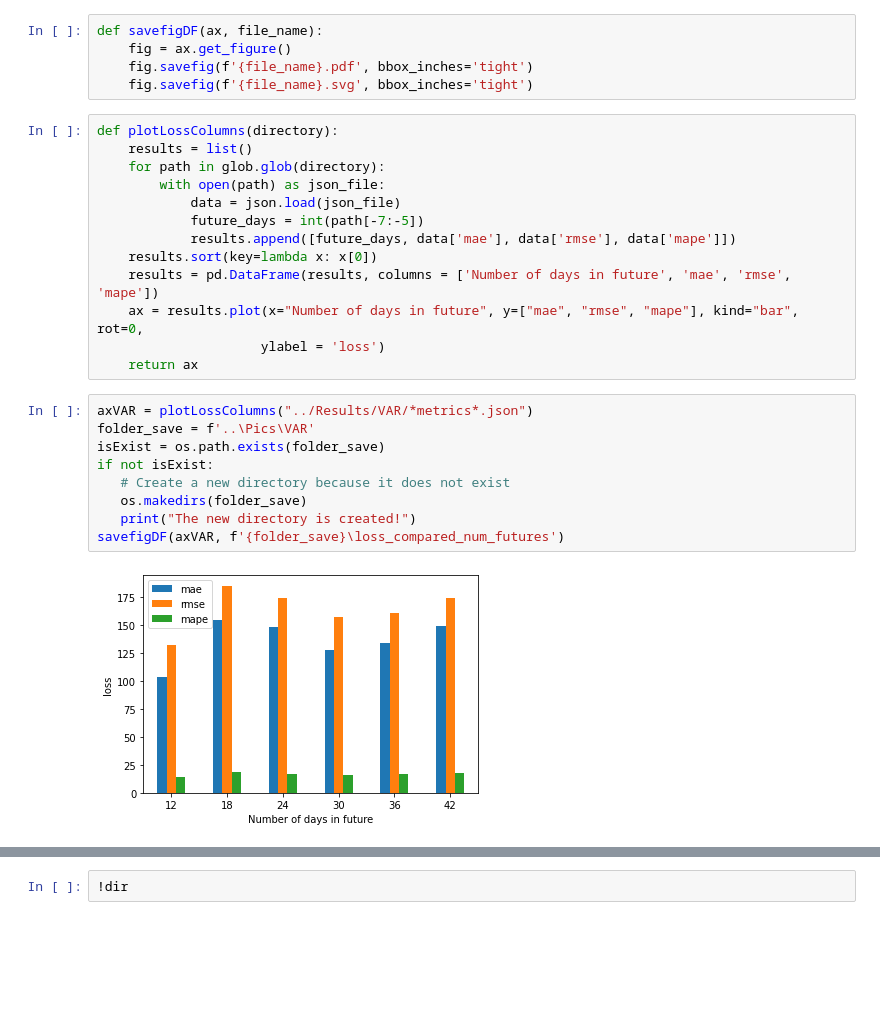
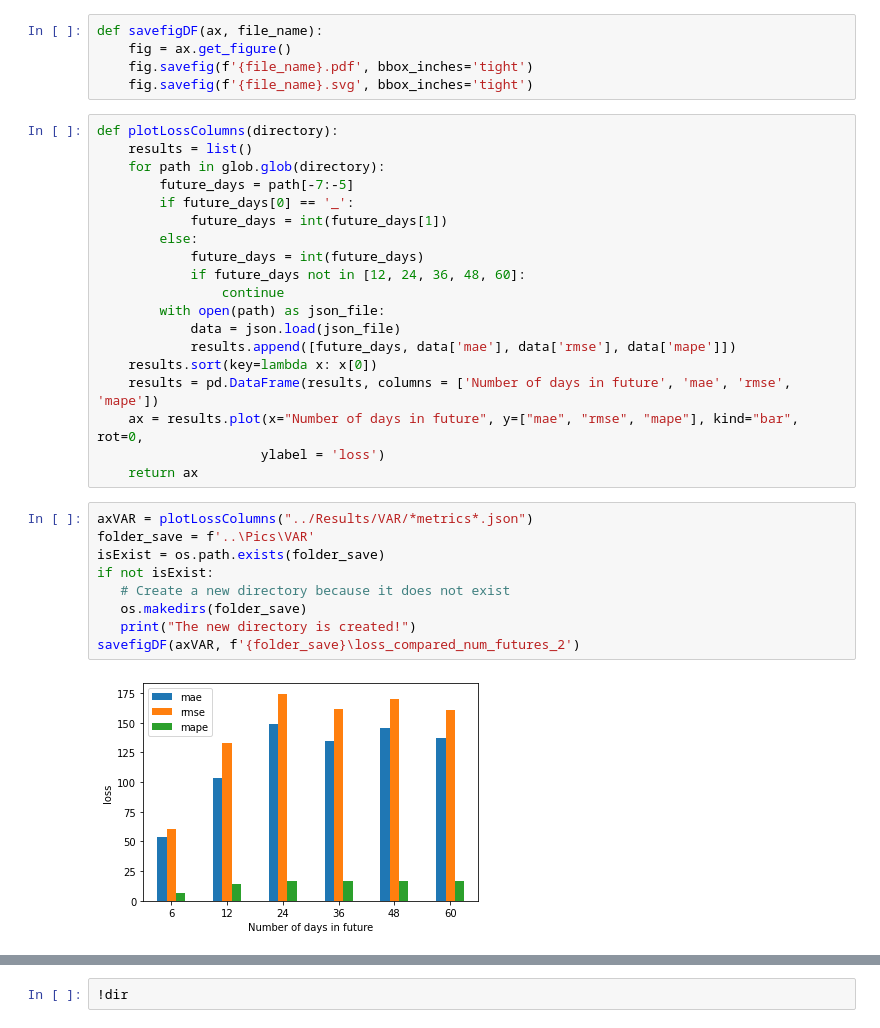
Before and after one commit to Tahuubinh/DL_HUST_Project, a Jupyter notebook: Code/Result_visualization.ipynb, the cells around one changed output, grey strips where cells are left out. Drawn from its saved outputs; the diff is of its cells as text; blank space fills up the shorter version.

```diff
--- a/Code/Result_visualization.ipynb
+++ b/Code/Result_visualization.ipynb
@@ -19,9 +19,15 @@ def savefigDF(ax, file_name):
 def plotLossColumns(directory):
     results = list()
     for path in glob.glob(directory):
+        future_days = path[-7:-5]
+        if future_days[0] == '_':
+            future_days = int(future_days[1])
+        else:
+            future_days = int(future_days)
+            if future_days not in [12, 24, 36, 48, 60]:
+                continue
         with open(path) as json_file:
             data = json.load(json_file)
-            future_days = int(path[-7:-5])
             results.append([future_days, data['mae'], data['rmse'], data['mape']])
     results.sort(key=lambda x: x[0])
     results = pd.DataFrame(results, columns = ['Number of days in future', 'mae', 'rmse', 'mape'])
@@ -31,14 +37,14 @@ def plotLossColumns(directory):
 # %%
 axVAR = plotLossColumns("../Results/VAR/*metrics*.json")
 folder_save = f'..\Pics\VAR'
 isExist = os.path.exists(folder_save)
 if not isExist:
    # Create a new directory because it does not exist
    os.makedirs(folder_save)
    print("The new directory is created!")
-savefigDF(axVAR, f'{folder_save}\loss_compared_num_futures')
+savefigDF(axVAR, f'{folder_save}\loss_compared_num_futures_2')
 # %% [output]
-[figure, old version]
+[figure, new version]
 # %%
 axFbProphet = plotLossColumns("../Results/FbProphet/*metrics_test*.json")
 folder_save = f'..\Pics\FbProphet'
```
Also changed, not shown: parts of 3 cells of this notebook, 6 other files.
